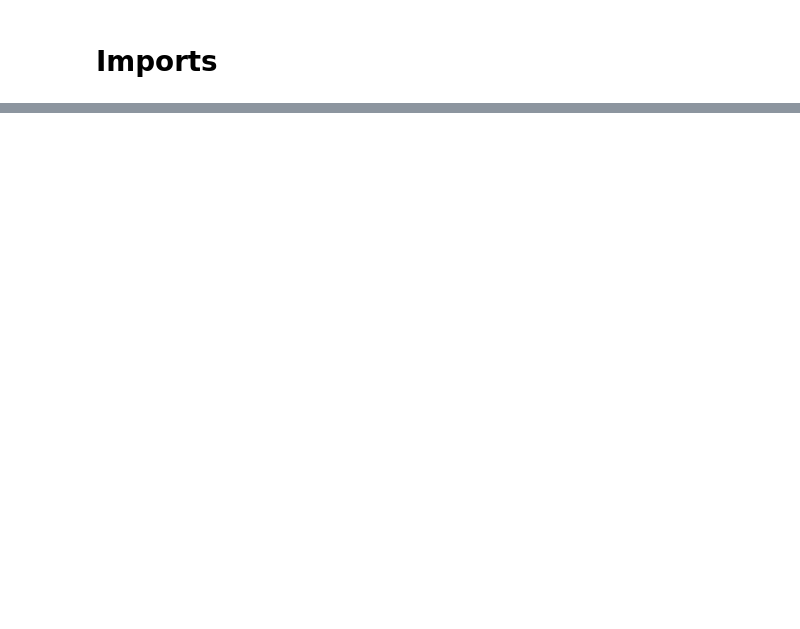
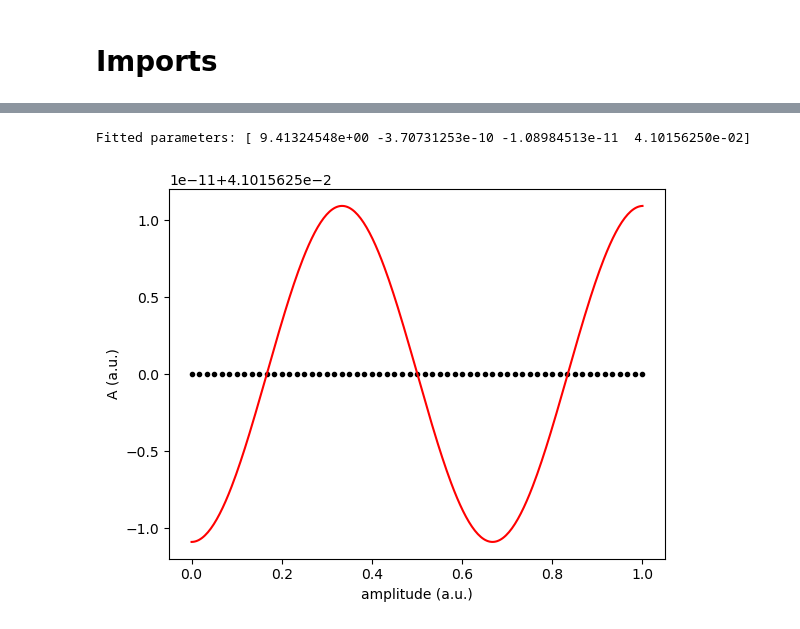
Before and after one commit to SamuelMMT/laboneq, a Jupyter notebook: LabPC_Software/1_Rabi_Oscillation_Fraunhofer.ipynb, the cells around one changed output, grey strips where cells are left out. Cells and saved outputs as stored; diff of their text form; code cells hidden in the pictures; blank space fills up the shorter version.

```diff
--- a/LabPC_Software/1_Rabi_Oscillation_Fraunhofer.ipynb
+++ b/LabPC_Software/1_Rabi_Oscillation_Fraunhofer.ipynb
@@ -56,0 +716,13 @@ connections:
+# %%
+# run the compiled experiemnt
+rabi_results = session.run(compiled_rabi)
+timestamp = time.strftime("%Y%m%dT%H%M%S")
+Path("Results").mkdir(parents=True, exist_ok=True)
+session.save_results(f"Results/{timestamp}_rabi_results.json")
+print(f"File saved as Results/{timestamp}_rabi_results.json")
+
+# get measurement data returned by the instruments
+rabi_res = rabi_results.get_data("amp_rabi")
+
+# define amplitude axis from qubit parameters
+rabi_amp = rabi_results.get_axis("amp_rabi")[0]
@@ -56,0 +744,19 @@ connections:
+# %%
+# plot measurement data
+fig = plt.figure()
+plt.plot(rabi_amp, rabi_res, ".k")
+plt.ylabel("A (a.u.)")
+plt.xlabel("amplitude (a.u.)")
+
+# increase number of plot points for smooth plotting of fit results
+amp_plot = np.linspace(rabi_amp[0], rabi_amp[-1], 5 * len(rabi_amp))
+
+# fit measurement results - assume sinusoidal oscillation with drive amplitude
+popt, pcov = oscillatory.fit(rabi_amp, rabi_res, 10, 0, 1, 1.2, plot=False)
+print(f"Fitted parameters: {popt}")
+
+# plot fit results together with measurement data
+plt.plot(amp_plot, oscillatory(amp_plot, *popt), "-r");
+# %% [output]
+Fitted parameters: [ 9.41324548e+00 -3.70731253e-10 -1.08984513e-11  4.10156250e-02]
+[figure, added]
```
Also changed, not shown: parts of 43 cells of this notebook, 4 other files.
